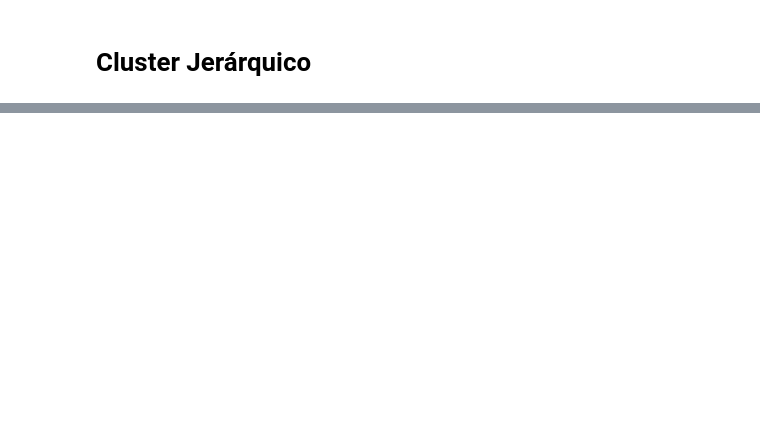
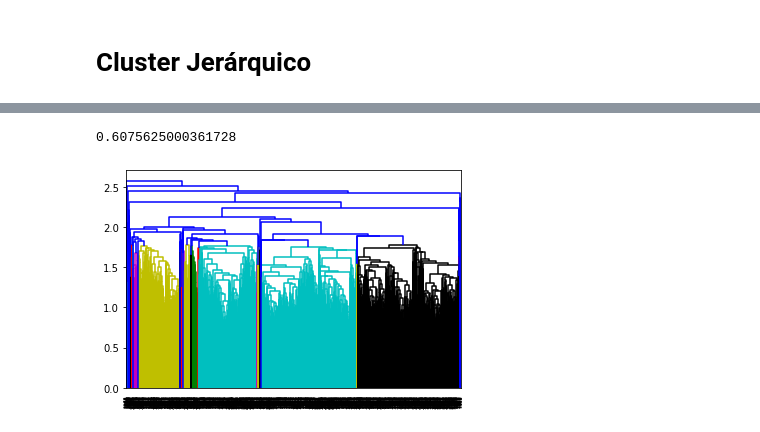
Before and after one commit to elfrasco/dmcyt_tp1, a Jupyter notebook: TP1/Hierarchical.ipynb, the cells around one changed output, grey strips where cells are left out. Drawn from its saved outputs; the diff is of its cells as text; code cells hidden in the pictures; blank space fills up the shorter version.

```diff
--- a/TP1/Hierarchical.ipynb
+++ b/TP1/Hierarchical.ipynb
@@ -95,0 +141,9 @@ audio_tracks.shape
+# %%
+z = linkage(audio_tracks_norm, method = 'average', metric = 'euclidean')
+plt.figure()
+dn = dendrogram(z)
+c, coph_dists = cophenet(z, pdist(audio_tracks_norm))
+c
+# %% [output]
+0.6075625000361728
+[figure, added]
```
Also changed, not shown: parts of 15 cells of this notebook, 2 other files.
